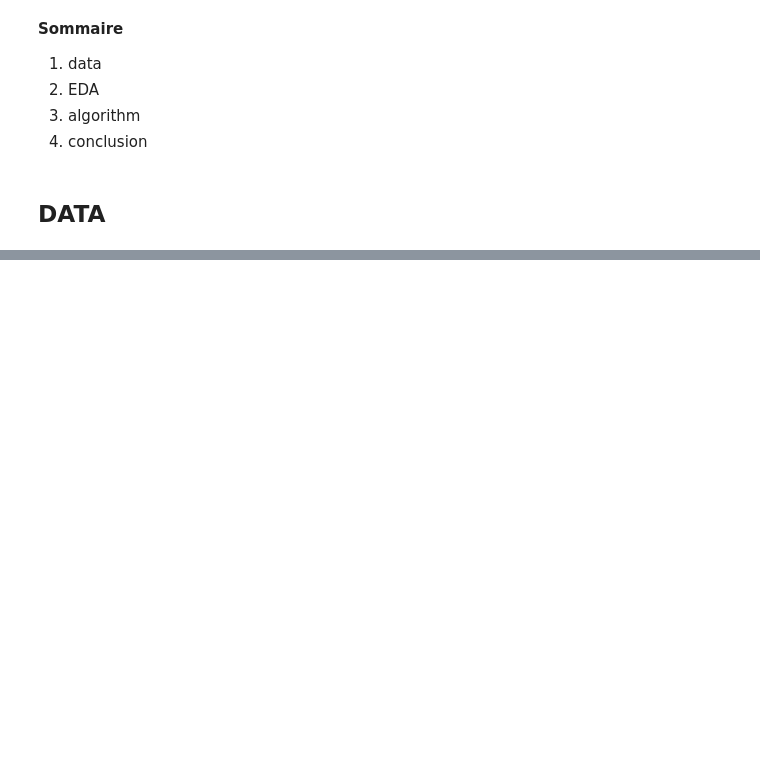
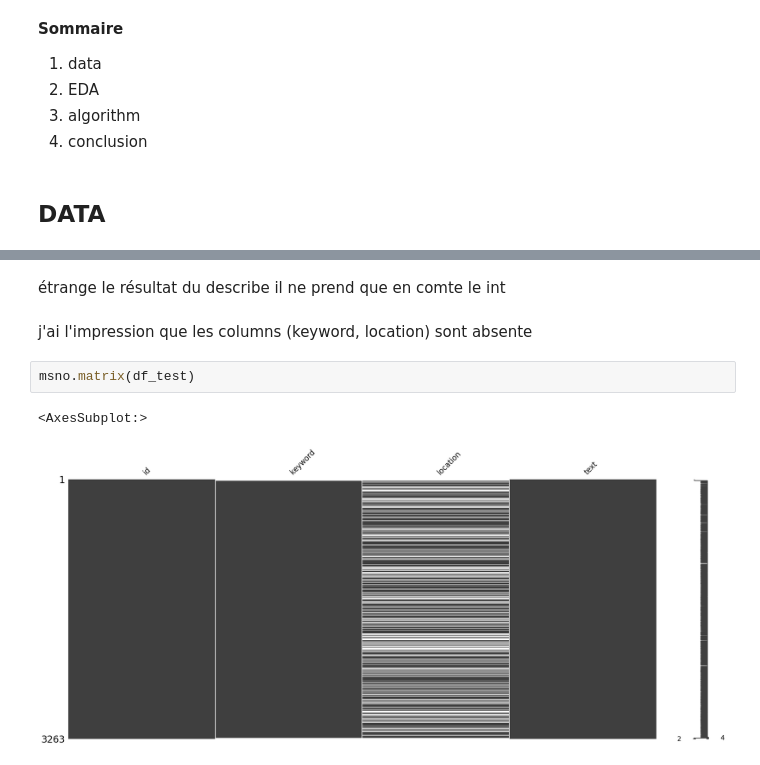
Before and after one commit to roux-michon-stehane/Eye-of-the-Emergency-projet-, a Jupyter notebook: Eye_of_the_Emergency_Notebook .ipynb, the cells around one changed output, grey strips where cells are left out. Cells and saved outputs as stored; diff of their text form; blank space fills up the shorter version.

```diff
--- a/Eye_of_the_Emergency_Notebook .ipynb
+++ b/Eye_of_the_Emergency_Notebook .ipynb
@@ -68,0 +178,9 @@ df.isnull()
+# %% [markdown]
+étrange le résultat du describe il ne prend que en comte le int
+# %% [markdown]
+j'ai l'impression que les columns (keyword,	location) sont absente
+# %%
+msno.matrix(df_test)
+# %% [output]
+<AxesSubplot:>
+[figure, added]
```
Also changed, not shown: parts of 25 cells of this notebook.
